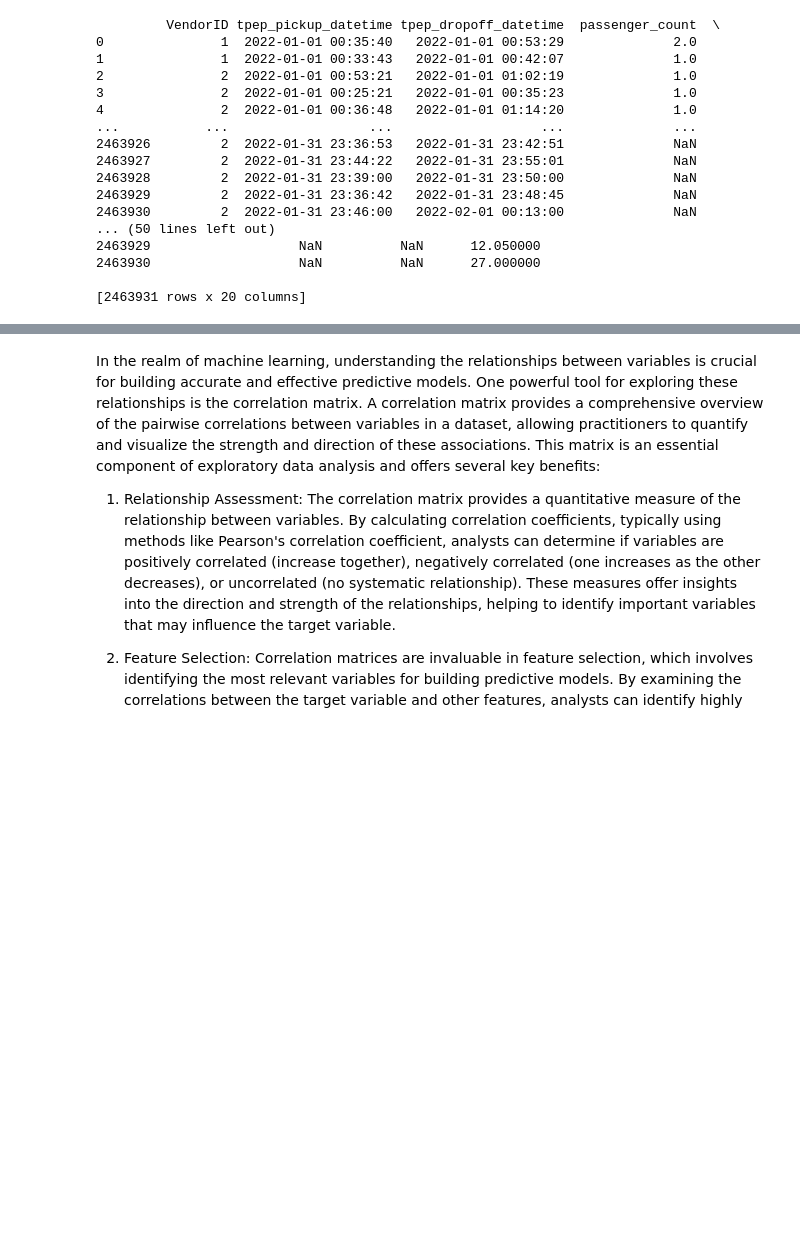
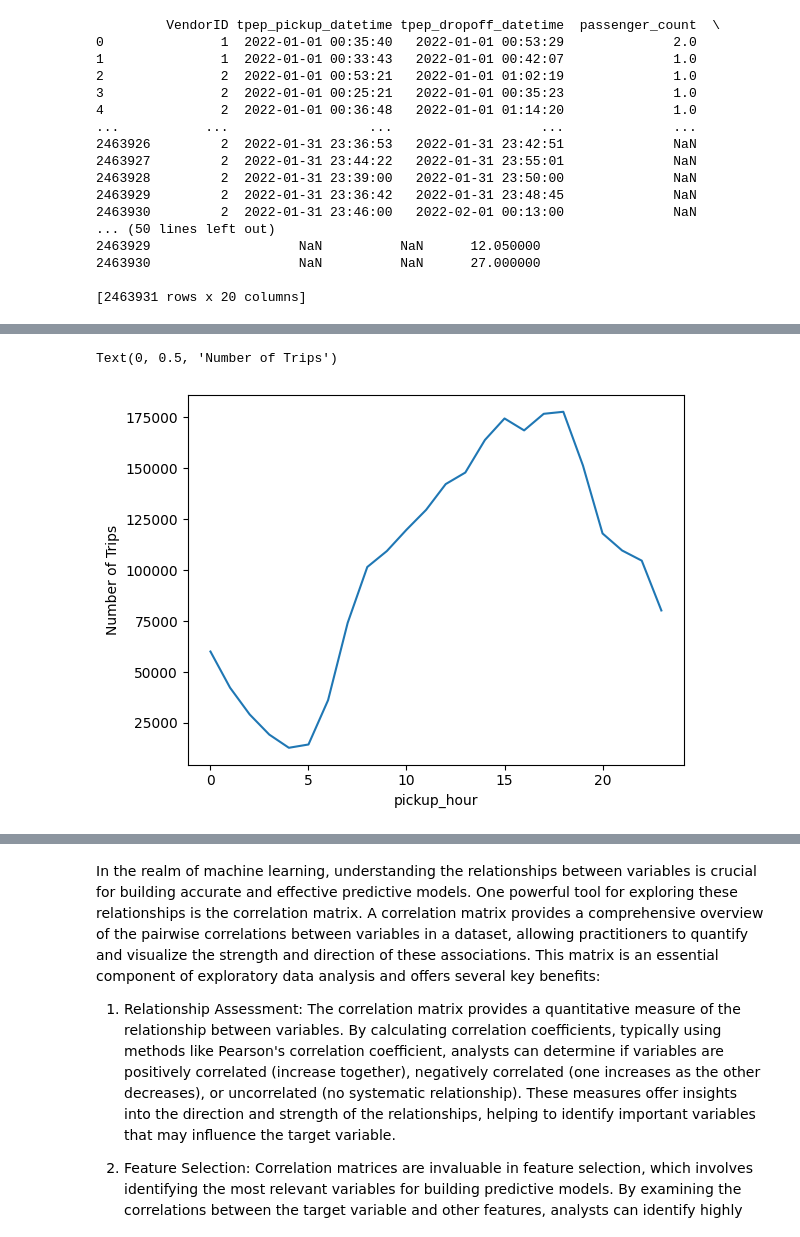
Before and after one commit to FranciscoNav/springboard, a Jupyter notebook: Student_MLE_MiniProject_EDA.ipynb, the cells around one changed output, grey strips where cells are left out. Cells and saved outputs as stored; diff of their text form; code cells hidden in the pictures; blank space fills up the shorter version.

```diff
--- a/Student_MLE_MiniProject_EDA.ipynb
+++ b/Student_MLE_MiniProject_EDA.ipynb
@@ -105,7 +105,8 @@ print(taxi_df)
 [2463931 rows x 20 columns]
 # %%
 # Create new columns for pickup hour and day of week
-print(taxi_df['tpep_pickup_datetime'])
-print('------------------------------')
-print(taxi_df['tpep_dropoff_datetime'])
+taxi_df['pickup_hour'] = taxi_df['tpep_pickup_datetime'].dt.hour
+taxi_df['pickup_day'] = taxi_df['tpep_pickup_datetime'].dt.day_name()
+
+print(taxi_df)
 # %% [output]
@@ -129,4 +130,15 @@ Name: tpep_dropoff_datetime, Length: 2463931, dtype: datetime64[us]
 # %%
 # Create a lineplot displaying the number of trips by pickup hour
+import seaborn as sns
+import matplotlib.pyplot as plt
+
+trip_counts = taxi_df['pickup_hour'].value_counts().sort_index()
+
+sns.lineplot( x=trip_counts.index, y=trip_counts.values)
+
+plt.ylabel('Number of Trips')
+# %% [output]
+Text(0, 0.5, 'Number of Trips')
+[figure, added]
 # %%
 # Create a lineplot displaying the number of trips by pickup day
```
Also changed, not shown: parts of 2 cells of this notebook.
